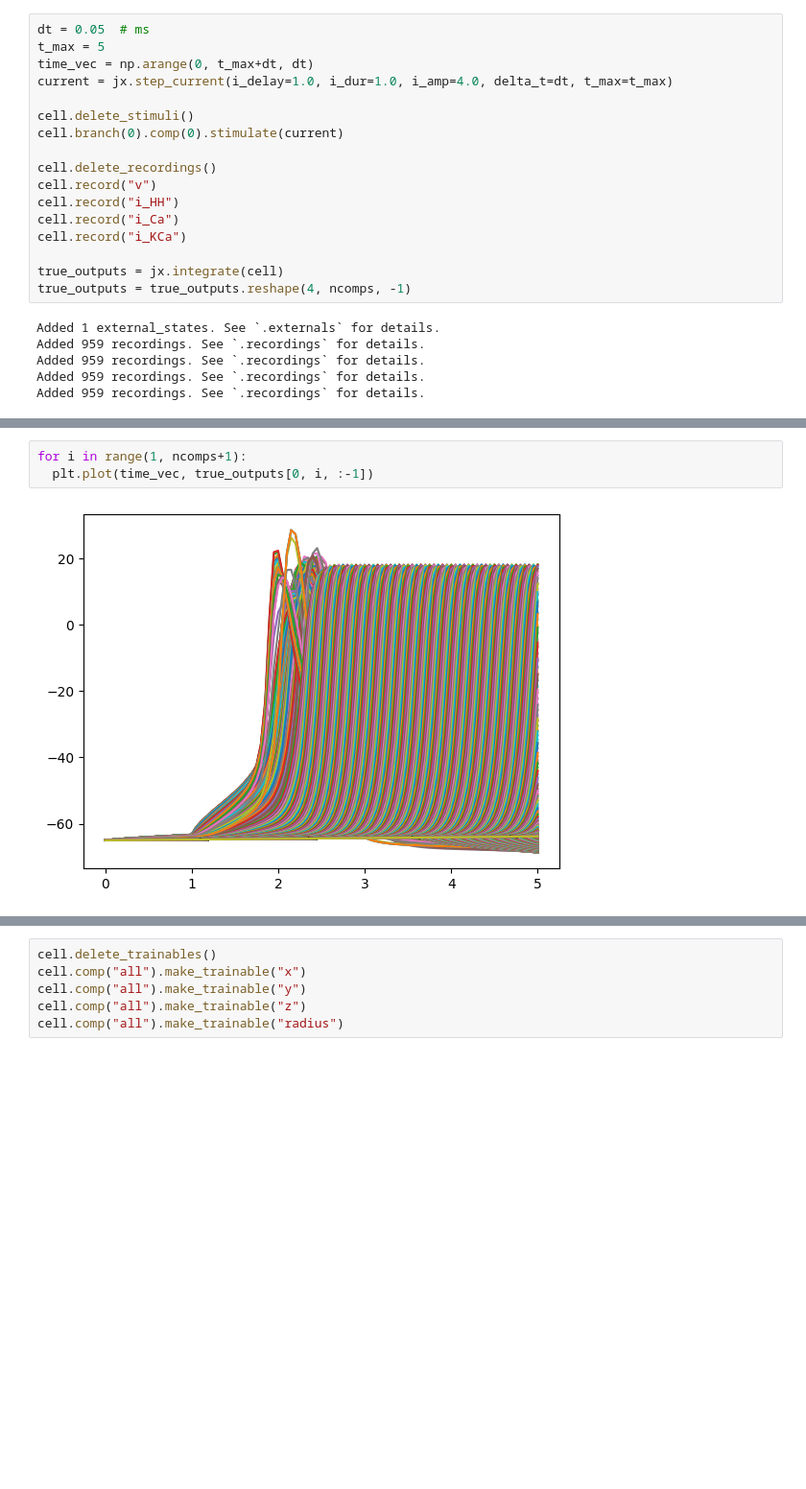
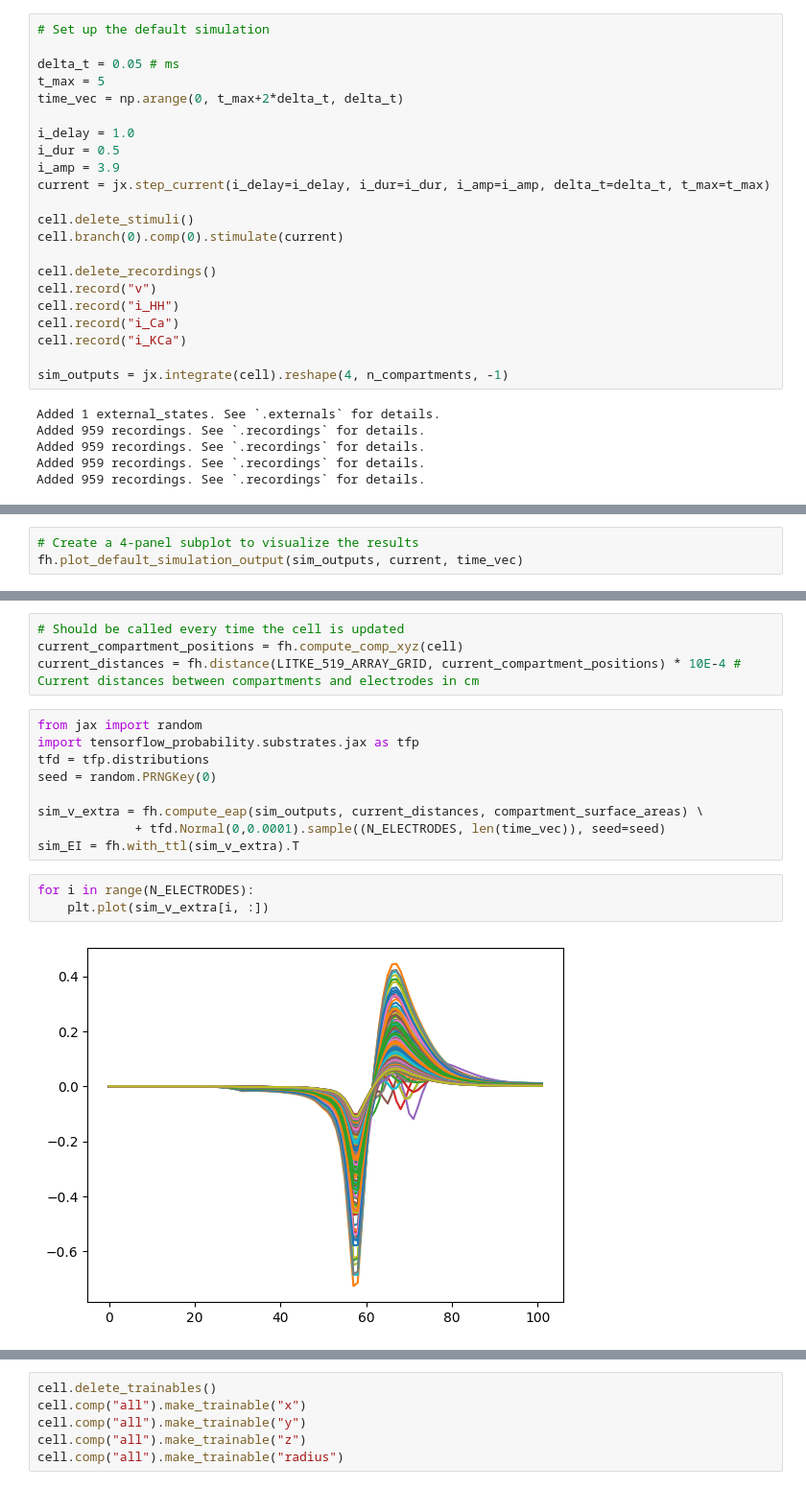
Before and after one commit to lanpouthakoun/STATS220-FINAL-PROJECT, a Jupyter notebook: src/main.ipynb, the cells around one changed output, grey strips where cells are left out. Shown at 96% size. Drawn from its saved outputs; the diff is of its cells as text; blank space fills up the shorter version.

```diff
--- a/src/main.ipynb
+++ b/src/main.ipynb
@@ -148,8 +132,14 @@ ncomps = cell.shape[1]
 # %%
-dt = 0.05  # ms
+# Set up the default simulation
+
+delta_t = 0.05 # ms
 t_max = 5
-time_vec = np.arange(0, t_max+dt, dt)
-current = jx.step_current(i_delay=1.0, i_dur=1.0, i_amp=4.0, delta_t=dt, t_max=t_max)
+time_vec = np.arange(0, t_max+2*delta_t, delta_t)
+
+i_delay = 1.0
+i_dur = 0.5
+i_amp = 3.9
+current = jx.step_current(i_delay=i_delay, i_dur=i_dur, i_amp=i_amp, delta_t=delta_t, t_max=t_max)
 
 cell.delete_stimuli()
 cell.branch(0).comp(0).stimulate(current)
@@ -160,8 +150,7 @@ cell.record("i_HH")
 cell.record("i_Ca")
 cell.record("i_KCa")
 
-true_outputs = jx.integrate(cell)
-true_outputs = true_outputs.reshape(4, ncomps, -1)
+sim_outputs = jx.integrate(cell).reshape(4, n_compartments, -1)
 # %% [output]
 Added 1 external_states. See `.externals` for details.
 Added 959 recordings. See `.recordings` for details.
@@ -175,0 +160,3 @@ _ = plt.plot(time_vec, current)
+# %%
+# Create a 4-panel subplot to visualize the results
+fh.plot_default_simulation_output(sim_outputs, current, time_vec)
@@ -176,5 +165,18 @@ _ = plt.plot(time_vec, current)
+# %%
+# Should be called every time the cell is updated
+current_compartment_positions = fh.compute_comp_xyz(cell)
+current_distances = fh.distance(LITKE_519_ARRAY_GRID, current_compartment_positions) * 10E-4 # Current distances between compartments and electrodes in cm
+# %%
+from jax import random
+import tensorflow_probability.substrates.jax as tfp
+tfd = tfp.distributions
+seed = random.PRNGKey(0)
+
+sim_v_extra = fh.compute_eap(sim_outputs, current_distances, compartment_surface_areas) \
+             + tfd.Normal(0,0.0001).sample((N_ELECTRODES, len(time_vec)), seed=seed)
+sim_EI = fh.with_ttl(sim_v_extra).T
 # %%
-for i in range(1, ncomps+1):
-  plt.plot(time_vec, true_outputs[0, i, :-1])
+for i in range(N_ELECTRODES):
+    plt.plot(sim_v_extra[i, :])
 # %% [output]
-[figure, old version]
+[figure, new version]
```
Also changed, not shown: parts of 21 cells of this notebook.
